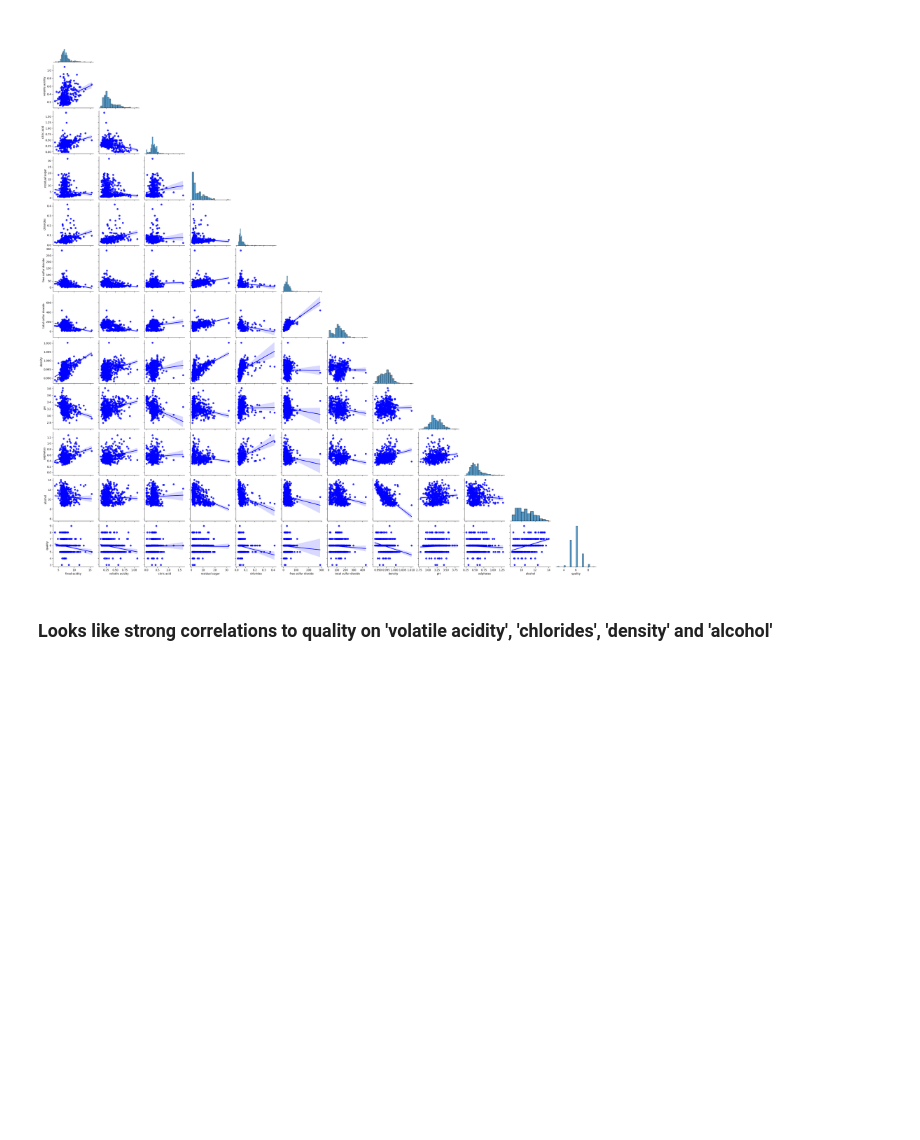
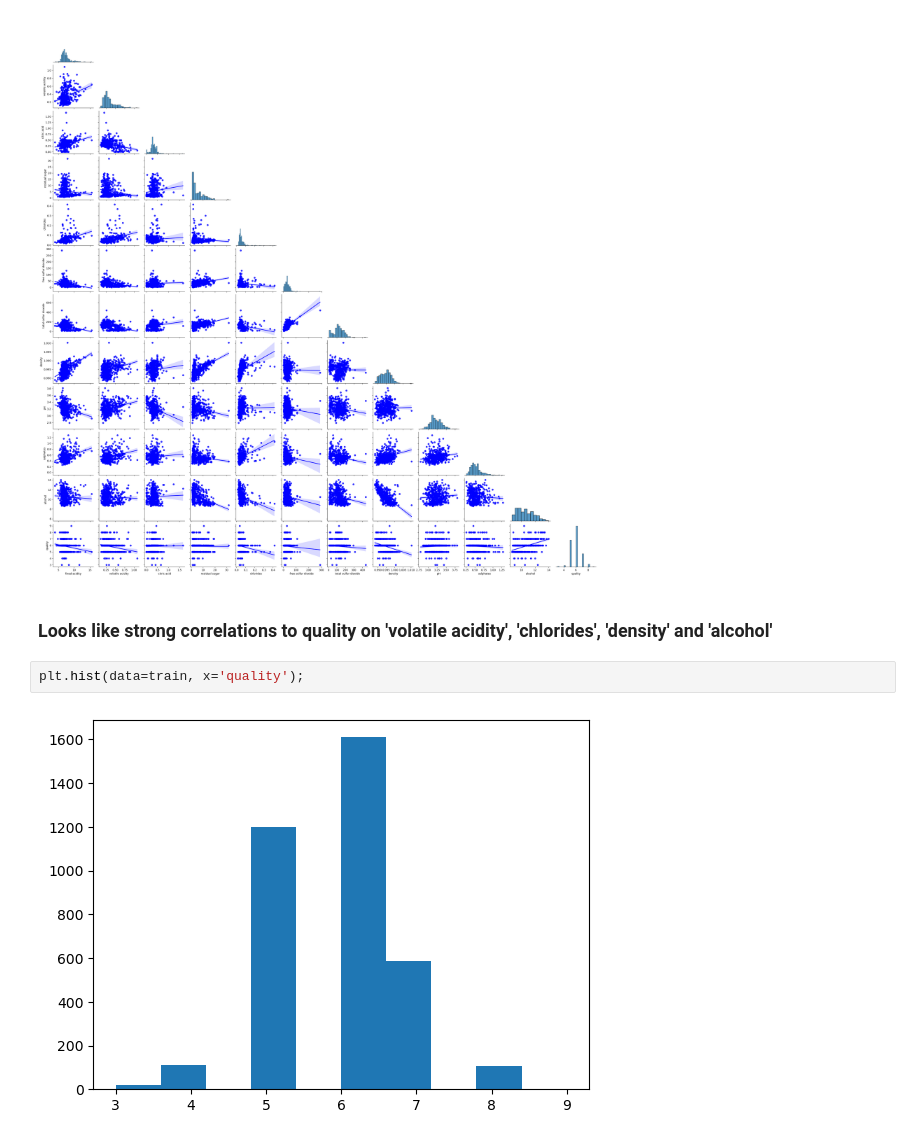
Before and after one commit to Wine-qualitity/wine-qualitiy-model, a Jupyter notebook: exploration.ipynb, the cells around one changed output. Saved outputs shown, nothing was run; the diff lists cells and outputs as text; blank space fills up the shorter version.

```diff
--- a/exploration.ipynb
+++ b/exploration.ipynb
@@ -63,3 +83,7 @@ get_pairplot(train)
 [figure]
 # %% [markdown]
 ### Looks like strong correlations to quality on 'volatile acidity', 'chlorides', 'density' and 'alcohol'
+# %%
+plt.hist(data=train, x='quality');
+# %% [output]
+[figure, added]
```
Also changed, not shown: parts of 8 cells of this notebook.
